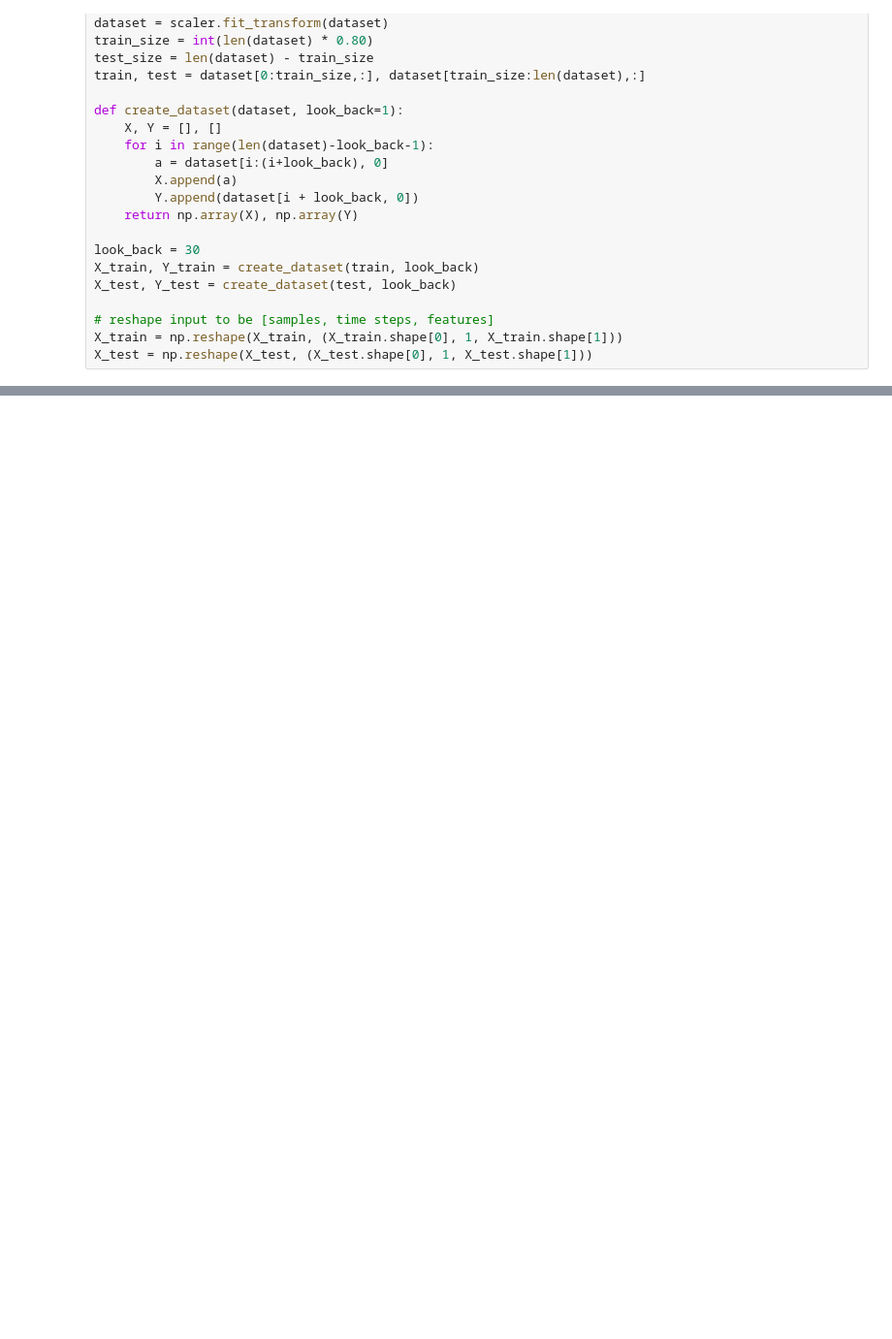
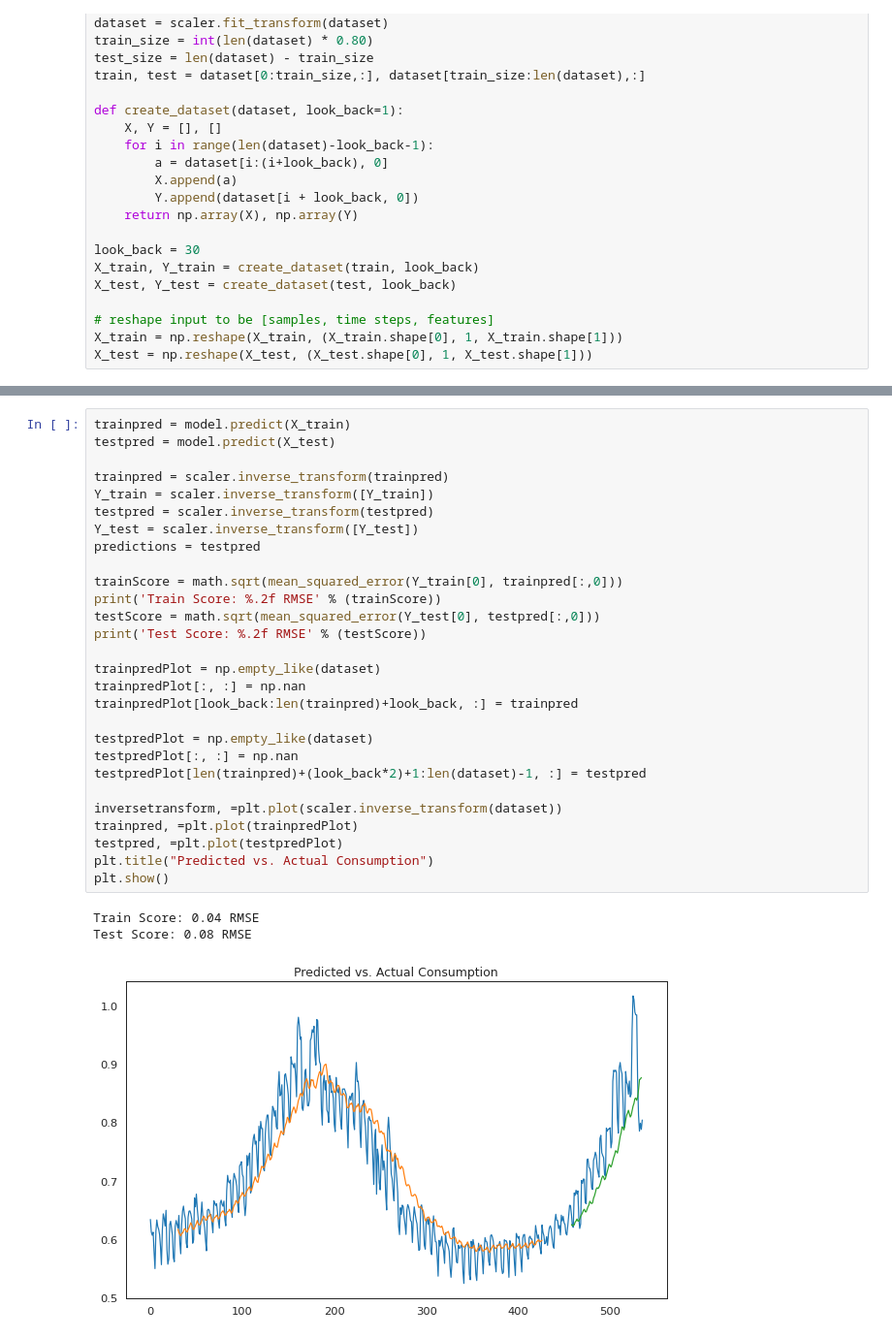
Before and after one commit to mansine/Electricity-Consumption, a Jupyter notebook: LSTM.ipynb, the cells around one changed output, grey strips where cells are left out. Shown: that part at 97% size. Drawn from its saved outputs; the diff is of its cells as text; blank space fills up the shorter version.

```diff
--- a/LSTM.ipynb
+++ b/LSTM.ipynb
@@ -328,0 +422,32 @@ plt.show();
+# %%
+trainpred = model.predict(X_train)
+testpred = model.predict(X_test)
+
+trainpred = scaler.inverse_transform(trainpred)
+Y_train = scaler.inverse_transform([Y_train])
+testpred = scaler.inverse_transform(testpred)
+Y_test = scaler.inverse_transform([Y_test])
+predictions = testpred
+
+trainScore = math.sqrt(mean_squared_error(Y_train[0], trainpred[:,0]))
+print('Train Score: %.2f RMSE' % (trainScore))
+testScore = math.sqrt(mean_squared_error(Y_test[0], testpred[:,0]))
+print('Test Score: %.2f RMSE' % (testScore))
+
+trainpredPlot = np.empty_like(dataset)
+trainpredPlot[:, :] = np.nan
+trainpredPlot[look_back:len(trainpred)+look_back, :] = trainpred
+
+testpredPlot = np.empty_like(dataset)
+testpredPlot[:, :] = np.nan
+testpredPlot[len(trainpred)+(look_back*2)+1:len(dataset)-1, :] = testpred
+
+inversetransform, =plt.plot(scaler.inverse_transform(dataset))
+trainpred, =plt.plot(trainpredPlot)
+testpred, =plt.plot(testpredPlot)
+plt.title("Predicted vs. Actual Consumption")
+plt.show()
+# %% [output]
+Train Score: 0.04 RMSE
+Test Score: 0.08 RMSE
+[figure, added]
```
Also changed, not shown: parts of 22 cells of this notebook.
